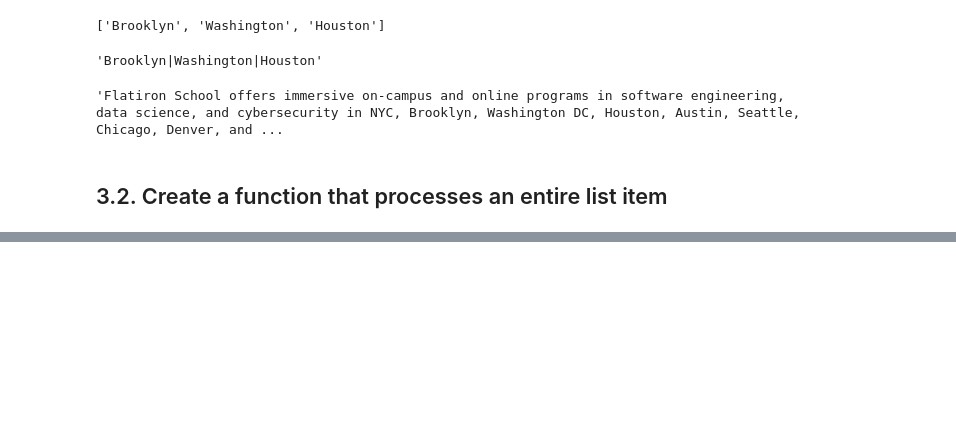
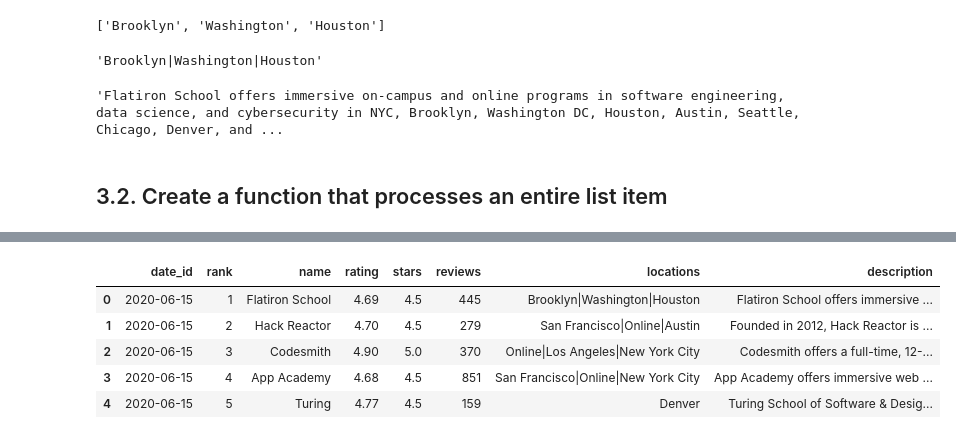
Before and after one commit to ironhack-datalabs/data-ber-06-20, a Jupyter notebook: Notes/module-1/week-3/1_web_scraping-coursereport.ipynb, the cells around one changed output, grey strips where cells are left out. Drawn from its saved outputs; the diff is of its cells as text; code cells hidden in the pictures; blank space fills up the shorter version.

```diff
--- a/Notes/module-1/week-3/1_web_scraping-coursereport.ipynb
+++ b/Notes/module-1/week-3/1_web_scraping-coursereport.ipynb
@@ -341,0 +358,2 @@ df.head()
+# %%
+bootcamps = ["coding", "data-science", "online"]
@@ -341,0 +369,11 @@ df.head()
+# %%
+coding, data_science, online = [get_rankings(ranking) for ranking in bootcamps]
+# %%
+coding.head()
+# %% [output]
+|  | date_id | rank | name | rating | stars | reviews | locations | description |
+| 0 | 2020-06-15 | 1 | Flatiron School | 4.69 | 4.5 | 445 | Brooklyn|Washington|Houston | Flatiron School offers immersive ... |
+| 1 | 2020-06-15 | 2 | Hack Reactor | 4.70 | 4.5 | 279 | San Francisco|Online|Austin | Founded in 2012, Hack Reactor is ... |
+| 2 | 2020-06-15 | 3 | Codesmith | 4.90 | 5.0 | 370 | Online|Los Angeles|New York City | Codesmith offers a full-time, 12-... |
+| 3 | 2020-06-15 | 4 | App Academy | 4.68 | 4.5 | 851 | San Francisco|Online|New York City | App Academy offers immersive web ... |
+| 4 | 2020-06-15 | 5 | Turing | 4.77 | 4.5 | 159 | Denver | Turing School of Software & Desig... |
```
Also changed, not shown: parts of 42 cells of this notebook, 4 other files.
